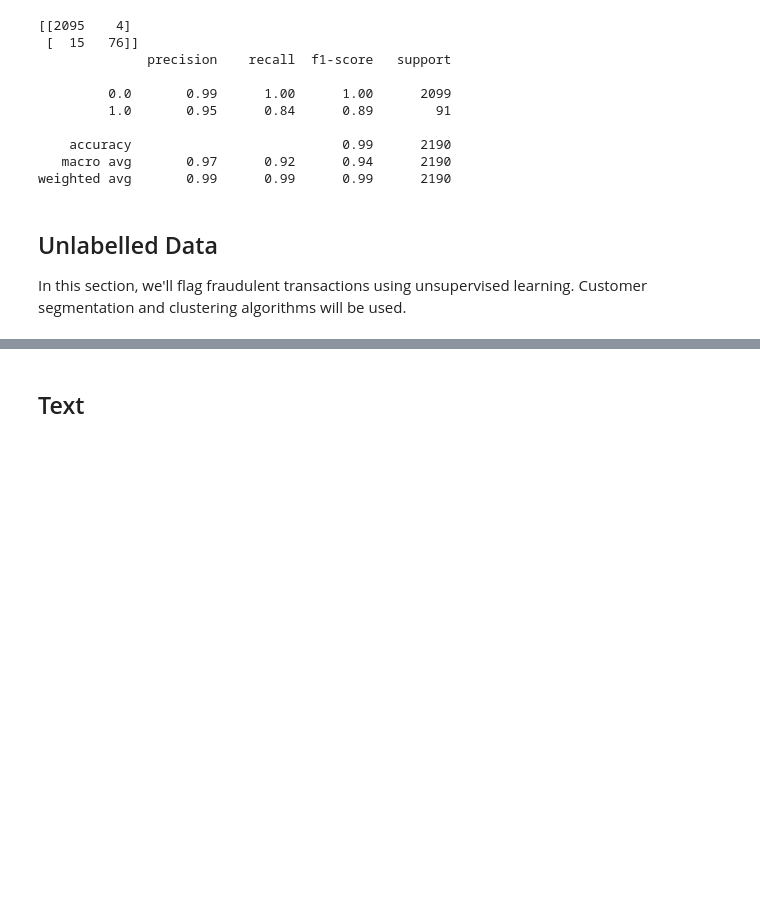
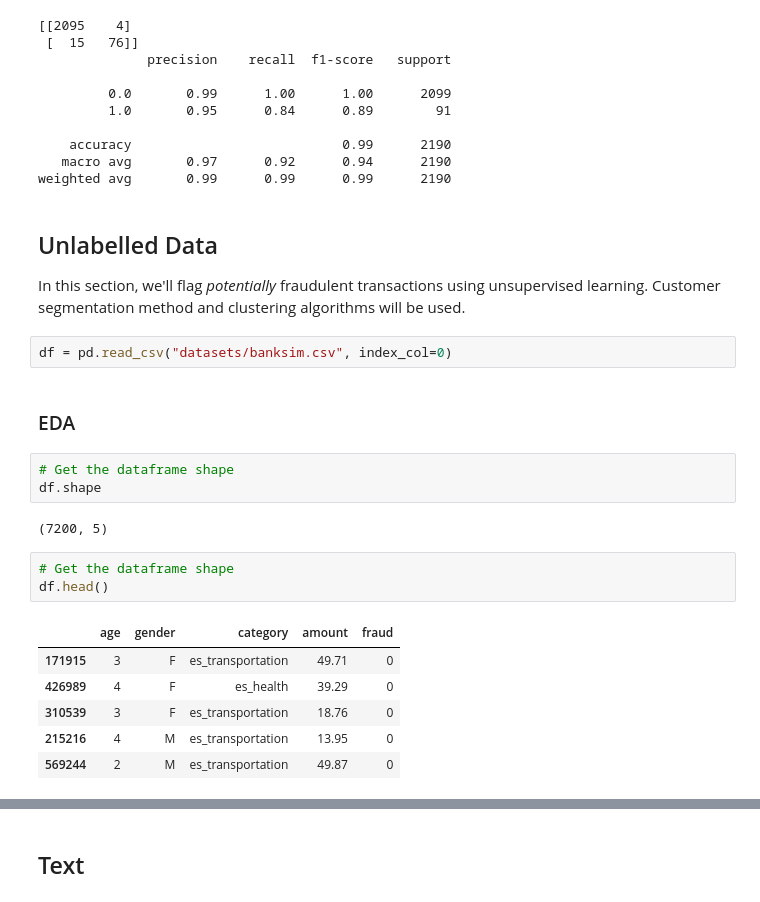
Before and after one commit to kaymal/Machine-Learning-with-Python, a Jupyter notebook: Fraud Detection.ipynb, the cells around one changed output, grey strips where cells are left out. Cells and saved outputs as stored; diff of their text form; blank space fills up the shorter version.

```diff
--- a/Fraud Detection.ipynb
+++ b/Fraud Detection.ipynb
@@ -613,4 +617,23 @@ weighted avg       0.99      0.99      0.99      2190
 # %% [markdown]
 ## Unlabelled Data
 
-In this section, we'll flag fraudulent transactions using unsupervised learning. Customer segmentation and clustering algorithms will be used.
+In this section, we'll flag _potentially_ fraudulent transactions using unsupervised learning. Customer segmentation method and clustering algorithms will be used.
+# %%
+df = pd.read_csv("datasets/banksim.csv", index_col=0)
+# %% [markdown]
+### EDA
+# %%
+# Get the dataframe shape
+df.shape
+# %% [output]
+(7200, 5)
+# %%
+# Get the dataframe shape
+df.head()
+# %% [output]
+|  | age | gender | category | amount | fraud |
+| 171915 | 3 | F | es_transportation | 49.71 | 0 |
+| 426989 | 4 | F | es_health | 39.29 | 0 |
+| 310539 | 3 | F | es_transportation | 18.76 | 0 |
+| 215216 | 4 | M | es_transportation | 13.95 | 0 |
+| 569244 | 2 | M | es_transportation | 49.87 | 0 |
```
Also changed, not shown: parts of 36 cells of this notebook.
